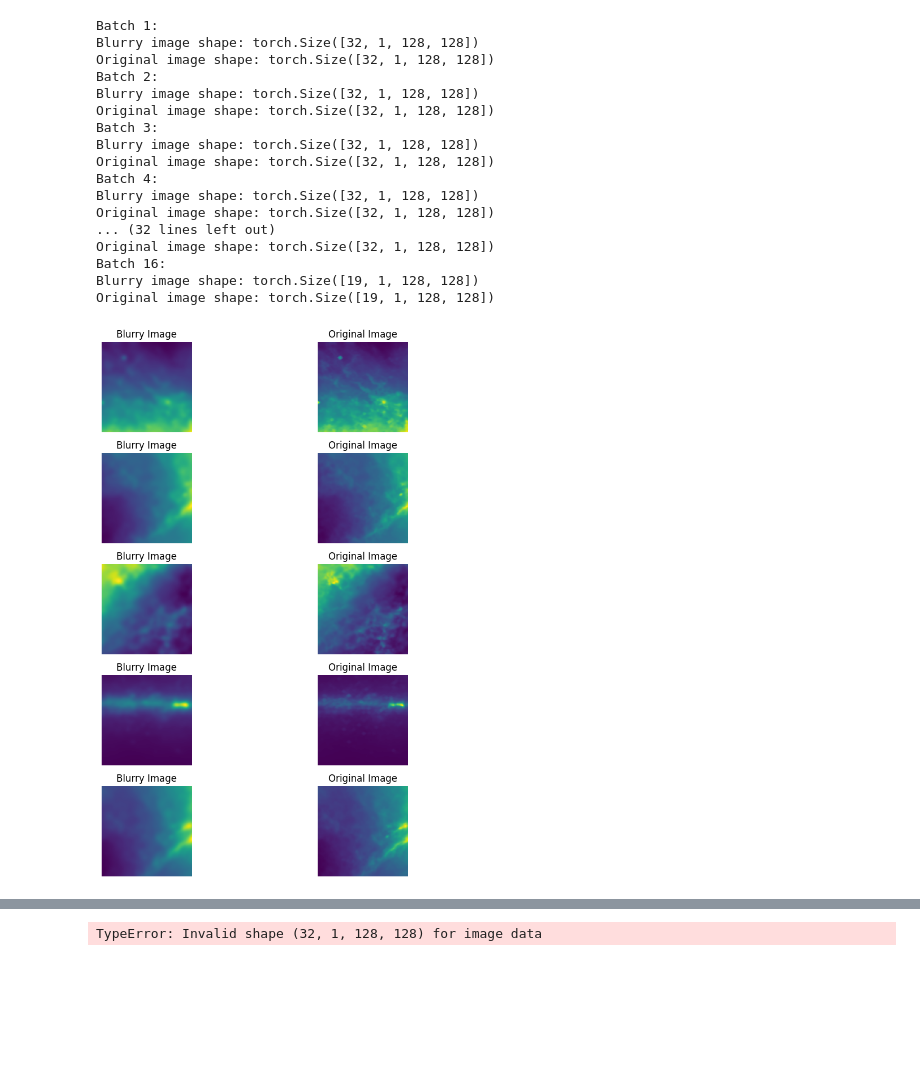
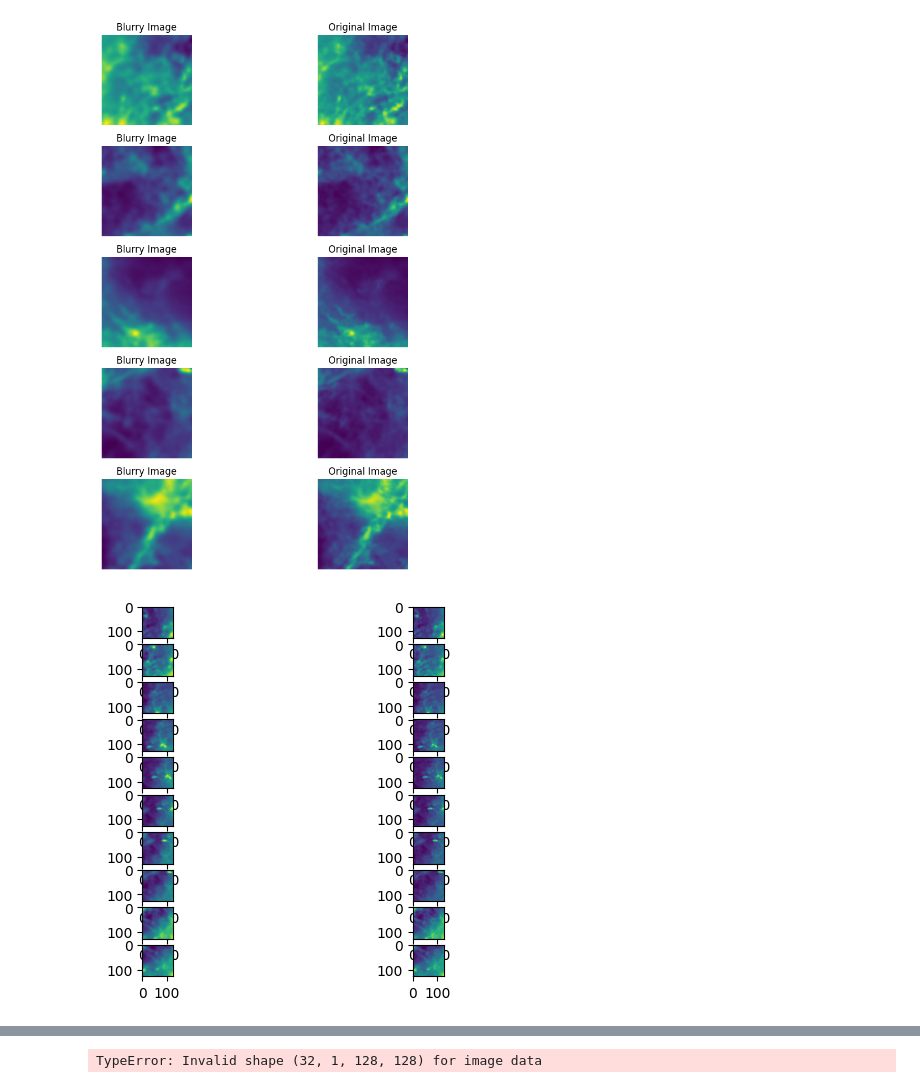
Before and after one commit to Eduard-2001/SimulateGammaRaySource, a Jupyter notebook: codes/Train.ipynb, the cells around one changed output, grey strips where cells are left out. Saved outputs shown, nothing was run; the diff lists cells and outputs as text; code cells hidden in the pictures; blank space fills up the shorter version.

```diff
--- a/codes/Train.ipynb
+++ b/codes/Train.ipynb
@@ -15,7 +15,7 @@ import importlib
 VAE_module = importlib.import_module(f'function.VAE_{EXP_NAME}')
 VAE = getattr(VAE_module, 'VAE')
 
-NUM_TO_LEARN = 300 #训练集放入图片对数量
+NUM_TO_LEARN = 1500 #训练集放入图片对数量
 EPOCHS = 200 #参数1
 BATCH_SIZE = 32 #参数2
 LATENTDIM = 64 #参数3
@@ -44,6 +44,7 @@ optimizer = torch.optim.AdamW(vae.parameters(), lr = LR_MAX)
 # %%
 # 打印数据集中的一些样本
 for batch_idx, (blurry_img, original_img) in enumerate(dataloader):
+    continue
     print(f"Batch {batch_idx + 1}:")
     print(f"Blurry image shape: {blurry_img.shape}")
     print(f"Original image shape: {original_img.shape}")
@@ -72,53 +65,37 @@ Original image shape: torch.Size([32, 1, 128, 128])
 # %%
 # 打印数据集中的一些样本
 for batch_idx, (blurry_img, original_img) in enumerate(dataloader):
+    continue
     print(f"Batch {batch_idx + 1}:")
     print(f"Blurry image shape: {blurry_img.shape}")
     print(f"Original image shape: {original_img.shape}")
 
 num_images_to_show = 5
 # 创建一个包含两列的图像网格，每一列显示一张模糊图像和一张原始图像
 fig, axes = plt.subplots(num_images_to_show, 2, figsize=(10, 2*num_images_to_show))
 # 遍历每个样本
 for i in range(num_images_to_show):
     # 获取模糊图像和原始图像
     blurry_img_numpy = blurry_img[i].squeeze().detach().numpy()
     original_img_numpy = original_img[i].squeeze().detach().numpy()
 
     # 显示模糊图像
     axes[i, 0].imshow(blurry_img_numpy)
     axes[i, 0].set_title('Blurry Image')
     axes[i, 0].axis('off')
 
     # 显示原始图像
     axes[i, 1].imshow(original_img_numpy)
     axes[i, 1].set_title('Original Image')
     axes[i, 1].axis('off')
 
 # 调整子图之间的间距
 plt.tight_layout()
 
 # 显示图像
 plt.show()
 # %% [output]
-Batch 1:
-Blurry image shape: torch.Size([32, 1, 128, 128])
-Original image shape: torch.Size([32, 1, 128, 128])
-Batch 2:
-Blurry image shape: torch.Size([32, 1, 128, 128])
-Original image shape: torch.Size([32, 1, 128, 128])
-Batch 3:
-Blurry image shape: torch.Size([32, 1, 128, 128])
-Original image shape: torch.Size([32, 1, 128, 128])
-Batch 4:
-Blurry image shape: torch.Size([32, 1, 128, 128])
-Original image shape: torch.Size([32, 1, 128, 128])
-... (32 lines left out)
-Original image shape: torch.Size([32, 1, 128, 128])
-Batch 16:
-Blurry image shape: torch.Size([19, 1, 128, 128])
-Original image shape: torch.Size([19, 1, 128, 128])
-[figure, old version]
+[figure, new version]
 # %%
 def train(dataloader, num_epochs):
     with open(f'training.log', 'w') as nothing: # 清空原log
@@ -162,3 +143,11 @@ def train(dataloader, num_epochs):
+# %%
+fig,ax = plt.subplots(10,2)
+for i in range(10):
+    a = i+200
+    ax[i,0].imshow(blurry_datas[a])
+    ax[i,1].imshow(original_datas[a])
+# %% [output]
+[figure, added]
 # %%
 print(f'DEVICE:{DEVICE}\n')
 print(f'Training Start. \nExperiment name: {EXP_NAME}')
```
Also changed, not shown: parts of 6 cells of this notebook, 13 other files.
